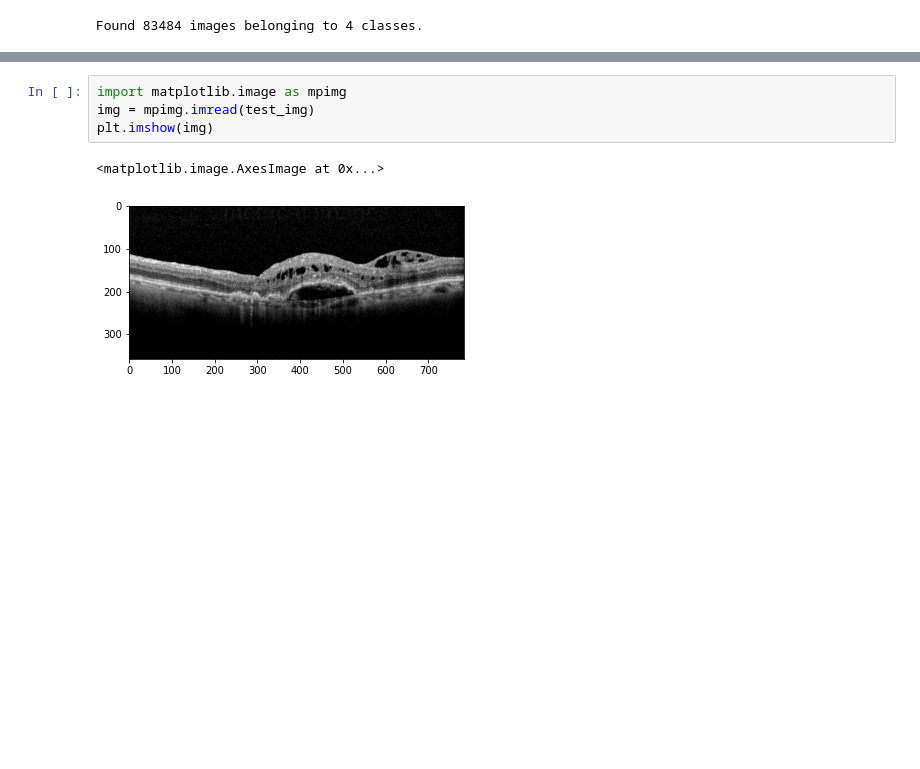
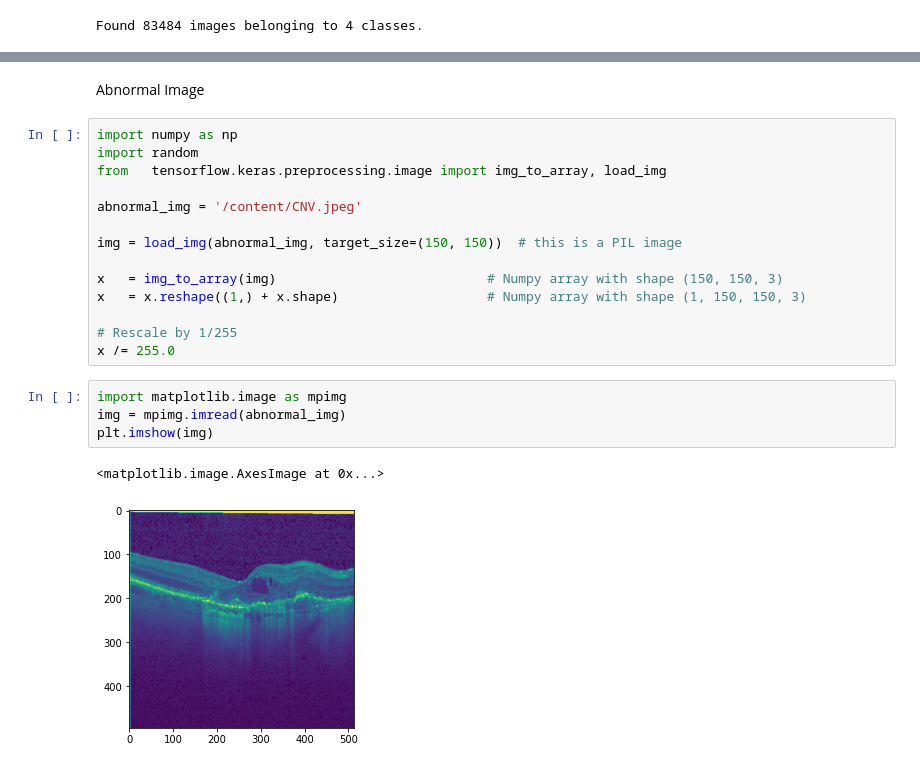
Before and after one commit to musman2012/ml-data_science, a Jupyter notebook: AMD_Progression/AMD_Research_Kaggle.ipynb, the cells around one changed output, grey strips where cells are left out. Saved outputs shown, nothing was run; the diff lists cells and outputs as text; blank space fills up the shorter version.

```diff
--- a/AMD_Progression/AMD_Research_Kaggle.ipynb
+++ b/AMD_Progression/AMD_Research_Kaggle.ipynb
@@ -163,7 +207,23 @@ for layer_name, feature_map in zip(layer_names, successive_feature_maps):
+# %% [markdown]
+Abnormal Image
+# %%
+import numpy as np
+import random
+from   tensorflow.keras.preprocessing.image import img_to_array, load_img
+
+abnormal_img = '/content/CNV.jpeg'
+
+img = load_img(abnormal_img, target_size=(150, 150))  # this is a PIL image
+
+x   = img_to_array(img)                           # Numpy array with shape (150, 150, 3)
+x   = x.reshape((1,) + x.shape)                   # Numpy array with shape (1, 150, 150, 3)
+
+# Rescale by 1/255
+x /= 255.0
 # %%
 import matplotlib.image as mpimg
-img = mpimg.imread(test_img)
+img = mpimg.imread(abnormal_img)
 plt.imshow(img)
 # %% [output]
 <matplotlib.image.AxesImage at 0x...>
-[figure, old version]
+[figure, new version]
```
Also changed, not shown: parts of 17 cells of this notebook.
